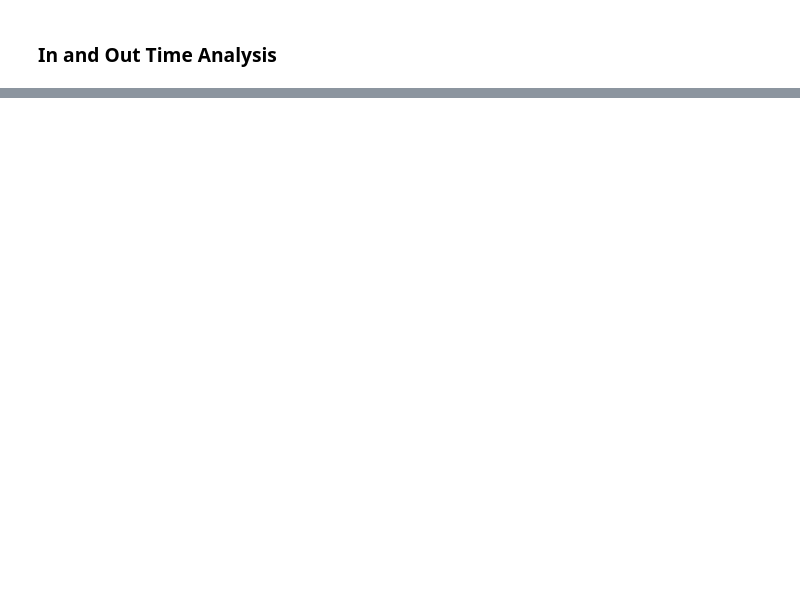
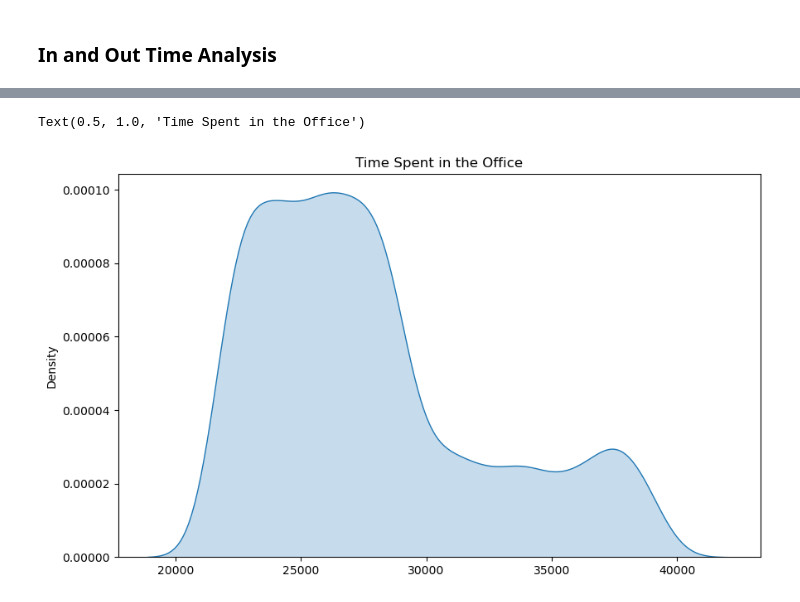
Before and after one commit to kkdsdesilva/employee-attrition-rate, a Jupyter notebook: notebooks/eda.ipynb, the cells around one changed output, grey strips where cells are left out. Drawn from its saved outputs; the diff is of its cells as text; code cells hidden in the pictures; blank space fills up the shorter version.

```diff
--- a/notebooks/eda.ipynb
+++ b/notebooks/eda.ipynb
@@ -57,0 +139,8 @@ out_time = load_data(type='out_time')
+# %%
+# plot the time spent in the office
+plt.subplots(figsize=(10, 6))
+sns.kdeplot(mean_time, shade=True)
+plt.title('Time Spent in the Office')
+# %% [output]
+Text(0.5, 1.0, 'Time Spent in the Office')
+[figure, added]
```
Also changed, not shown: parts of 10 cells of this notebook, 6 other files.
